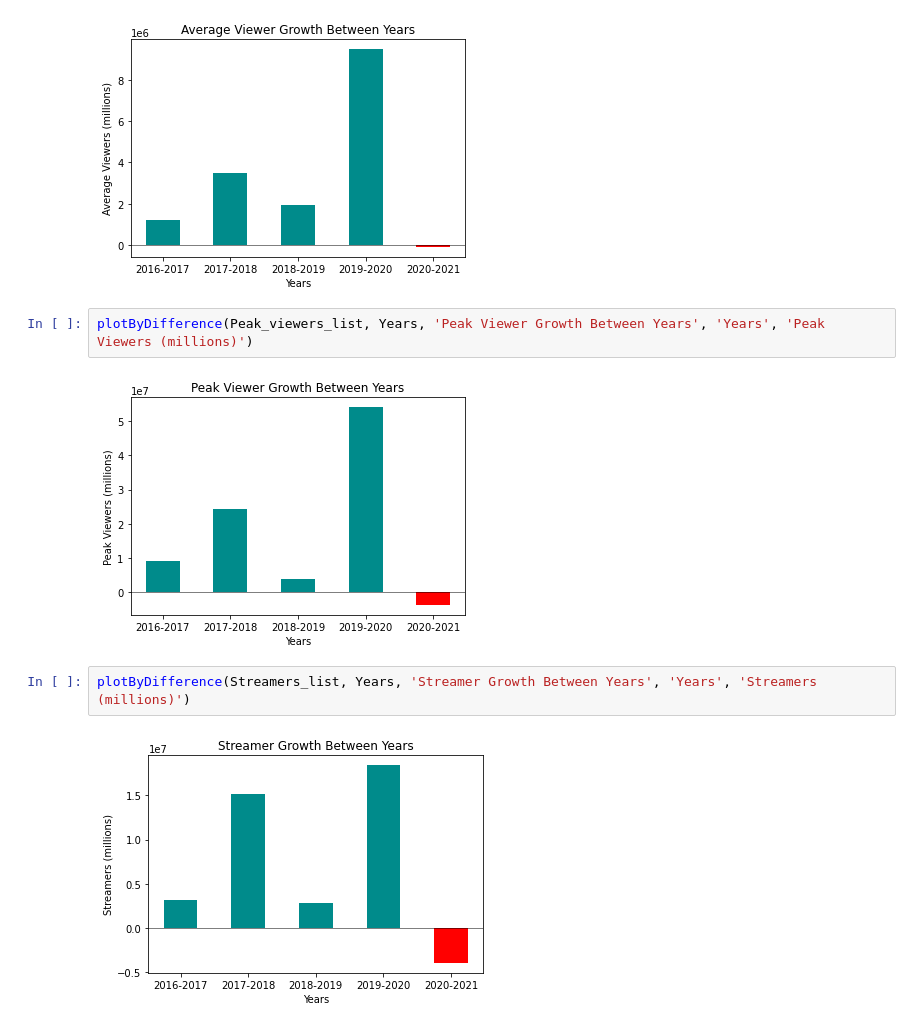
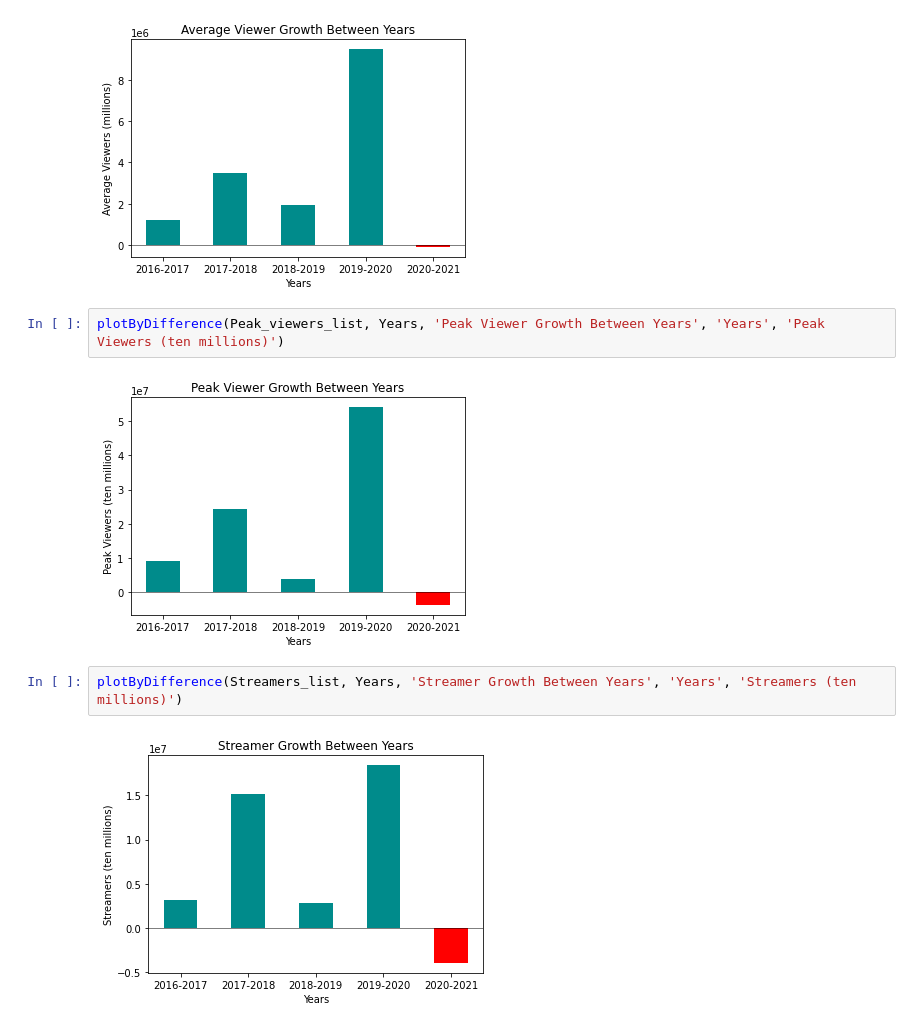
Before and after one commit to fdac21/VideoGame_Analysis, a Jupyter notebook: PlottingTwitch.ipynb, the cells around one changed output. Cells and saved outputs as stored; diff of their text form.

```diff
--- a/PlottingTwitch.ipynb
+++ b/PlottingTwitch.ipynb
@@ -123,10 +123,10 @@ plotByDifference(Avg_viewers_list, Years, 'Average Viewer Growth Between Years',
 # %% [output]
 [figure]
 # %%
-plotByDifference(Peak_viewers_list, Years, 'Peak Viewer Growth Between Years', 'Years', 'Peak Viewers (millions)')
+plotByDifference(Peak_viewers_list, Years, 'Peak Viewer Growth Between Years', 'Years', 'Peak Viewers (ten millions)')
 # %% [output]
-[figure, old version]
+[figure, new version]
 # %%
-plotByDifference(Streamers_list, Years, 'Streamer Growth Between Years', 'Years', 'Streamers (millions)')
+plotByDifference(Streamers_list, Years, 'Streamer Growth Between Years', 'Years', 'Streamers (ten millions)')
 # %% [output]
-[figure, old version]
+[figure, new version]
```
Also changed, not shown: parts of 3 cells of this notebook.
